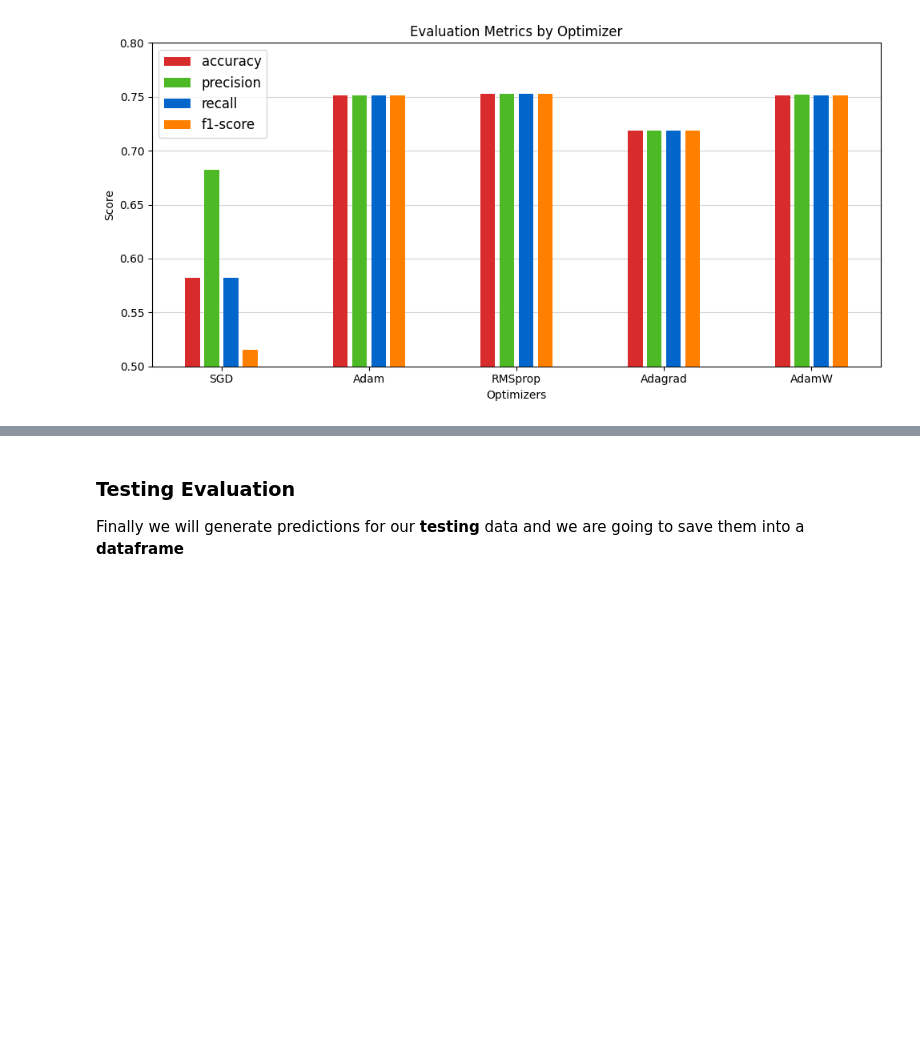
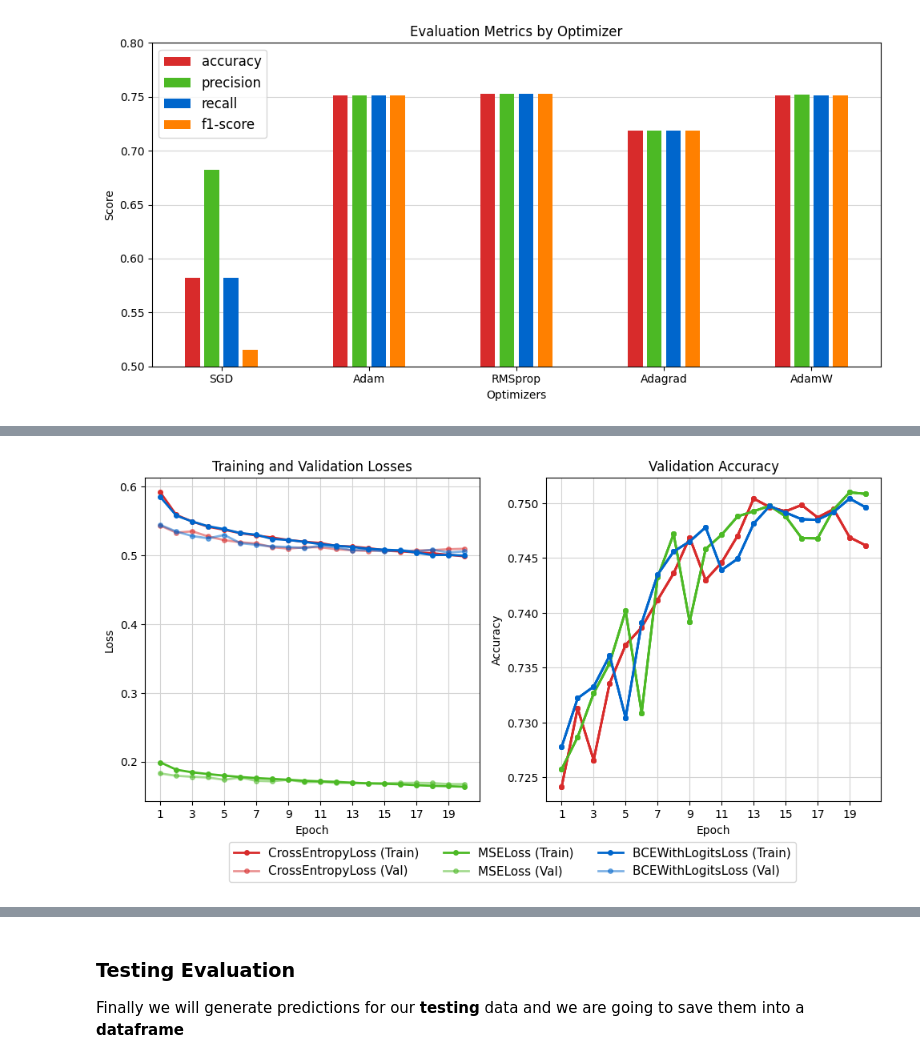
Before and after one commit to AntonisZks/Deep-Learning-for-Natural-Language-Processing, a Jupyter notebook: Notebooks/feed_forward_neural_network.ipynb, the cells around one changed output, grey strips where cells are left out. Cells and saved outputs as stored; diff of their text form; code cells hidden in the pictures; blank space fills up the shorter version.

Commit message:
Experimented with loss functions

```diff
--- a/Notebooks/feed_forward_neural_network.ipynb
+++ b/Notebooks/feed_forward_neural_network.ipynb
@@ -1867,0 +1889,7 @@ plt.show()
+# %%
+# Define a dictionary of loss functions for the model
+loss_functions = {
+    'CrossEntropyLoss': nn.CrossEntropyLoss,
+    'MSELoss': nn.MSELoss,
+    'BCEWithLogitsLoss': nn.BCELoss
+}
@@ -1867,0 +2078,55 @@ plt.show()
+# %%
+# Plot the training results (training & validation loss) and validation accuracy for each loss function
+fig, axes = plt.subplots(1, 2, figsize=(10, 5))
+fig.patch.set_facecolor(patch_background_color)
+# Define the base colors for each loss function
+base_colors = {
+    'CrossEntropyLoss': '#D82B2B',  # Red
+    'MSELoss': '#4CB925',  # Green
+    'BCEWithLogitsLoss': '#0066CC'  # Blue
+}
+# Plot the training and validation losses
+axes[0].set_facecolor(plot_background_color)
+for loss_name, results in loss_function_results.items():
+    train_losses, val_losses, _ = results['training_results']
+    train_color = base_colors[loss_name]  # Brighter color for training
+    val_color = base_colors[loss_name] + '80'  # Darker (semi-transparent) color for validation
+    axes[0].plot(train_losses, '-o', markersize=4, linewidth=2, color=train_color, label=f'{loss_name} (Train)')
+    axes[0].plot(val_losses, '-o', markersize=4, linewidth=2, color=val_color, label=f'{loss_name} (Val)')
+    axes[0].set_title("Training and Validation Losses", color=text_color)
+    axes[0].set_xlabel("Epoch", color=text_color)
+    axes[0].set_ylabel("Loss", color=text_color)
+    axes[0].tick_params(axis='both', colors=text_color)
+    axes[0].grid(color=plot_grid_color)
+    axes[0].set_xticks(range(0, len(train_losses), 2))  # Adjust x-ticks with step size 2
+    axes[0].set_xticklabels(range(1, len(train_losses) + 1, 2))  # Start x-ticks from 1
+    for spine in axes[0].spines.values():
+        spine.set_edgecolor(text_color)
+
+    # Plot the validation accuracies
+    axes[1].set_facecolor(plot_background_color)
+    for loss_name, results in loss_function_results.items():
+        _, _, val_accuracies = results['training_results']
+        accuracy_color = base_colors[loss_name]
+        axes[1].plot(val_accuracies, '-o', markersize=4, linewidth=2, color=accuracy_color, label=loss_name)
+        axes[1].set_title("Validation Accuracy", color=text_color)
+        axes[1].set_xlabel("Epoch", color=text_color)
+        axes[1].set_ylabel("Accuracy", color=text_color)
+        axes[1].tick_params(axis='both', colors=text_color)
+        axes[1].grid(color=plot_grid_color)
+        axes[1].set_xticks(range(0, len(val_accuracies), 2))  # Adjust x-ticks with step size 2
+        axes[1].set_xticklabels(range(1, len(val_accuracies) + 1, 2))  # Start x-ticks from 1
+        for spine in axes[1].spines.values():
+            spine.set_edgecolor(text_color)
+
+# Add a single legend for both subplots
+handles, labels = axes[0].get_legend_handles_labels()
+legend = fig.legend(
+    handles, labels, loc='lower center', bbox_to_anchor=(0.525, -0.1),
+    ncol=len(base_colors), fontsize=11, labelcolor=text_color
+)
+legend.get_frame().set_facecolor(patch_background_color)  # Match legend facecolor to theme
+plt.tight_layout()
+plt.show()
+# %% [output]
+[figure, added]
```
Also changed, not shown: parts of 9 cells of this notebook, 2 other files.
